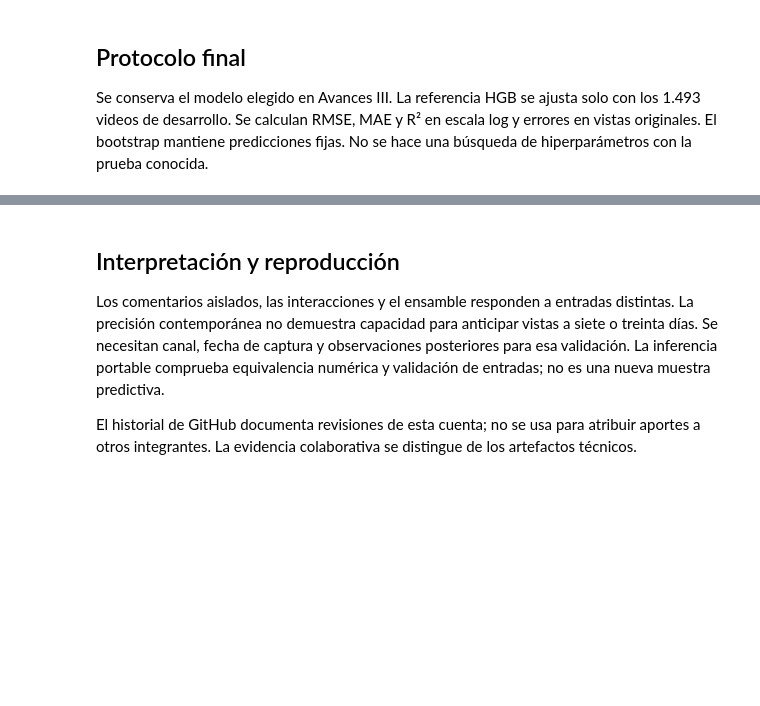
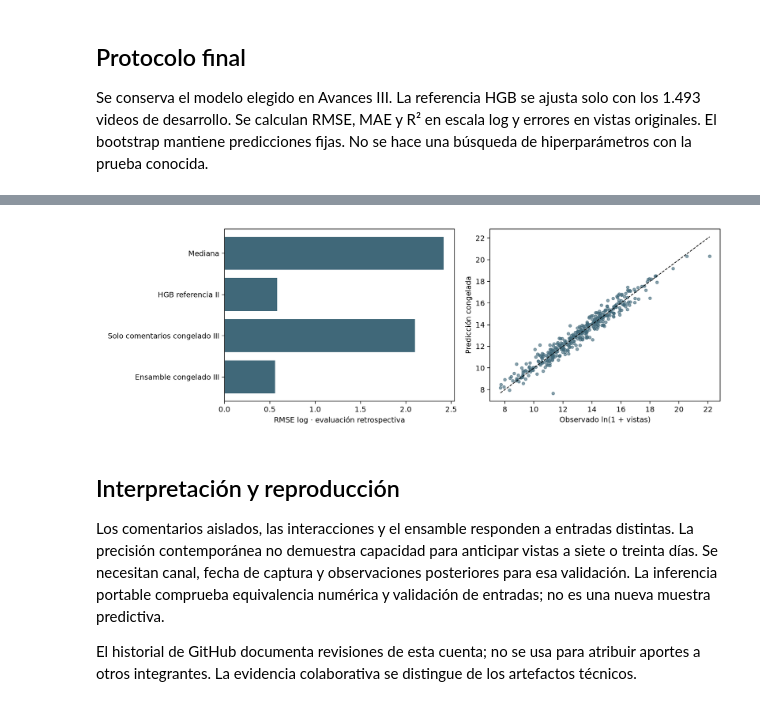
Before and after one commit to Camilo19P8/youtube-estadisticas-nlp, a Jupyter notebook: Avances_IV_YouTube_Colab.ipynb, the cells around one changed output, grey strips where cells are left out. Saved outputs shown, nothing was run; the diff lists cells and outputs as text; code cells hidden in the pictures; blank space fills up the shorter version.

Commit message:
Add final Avances IV report, executed local notebook, metrics and real VS Code evidence

```diff
--- a/Avances_IV_YouTube_Colab.ipynb
+++ b/Avances_IV_YouTube_Colab.ipynb
@@ -46,16 +95,20 @@ display(pd.Series(json.loads(Path('results_iv/verification.json').read_text())))
 # %%
 import matplotlib.pyplot as plt
 fig, axes = plt.subplots(1, 2, figsize=(12, 4))
 axes[0].barh(retrospective['model'], retrospective['rmse'], color='#406879')
 axes[0].set_xlabel('RMSE log · evaluación retrospectiva')
 pred = pd.read_csv('results_iv/retrospective_predictions.csv')
 axes[1].scatter(pred.observed_log, pred.prediction_log, s=14, alpha=.6, color='#406879')
 limits = [pred.observed_log.min(), pred.observed_log.max()]
 axes[1].plot(limits, limits, 'k--', linewidth=1)
 axes[1].set(xlabel='Observado ln(1 + vistas)', ylabel='Predicción congelada')
 fig.tight_layout()
 fig.savefig('results_iv/final_comparison.png', dpi=180)
-plt.show()
+from IPython.display import Image as NotebookImage
+display(NotebookImage(filename='results_iv/final_comparison.png'))
+plt.close(fig)
+# %% [output]
+[figure, added]
 # %% [markdown]
 ## Interpretación y reproducción
 
```
Also changed, not shown: parts of 5 cells of this notebook, 16 other files.
